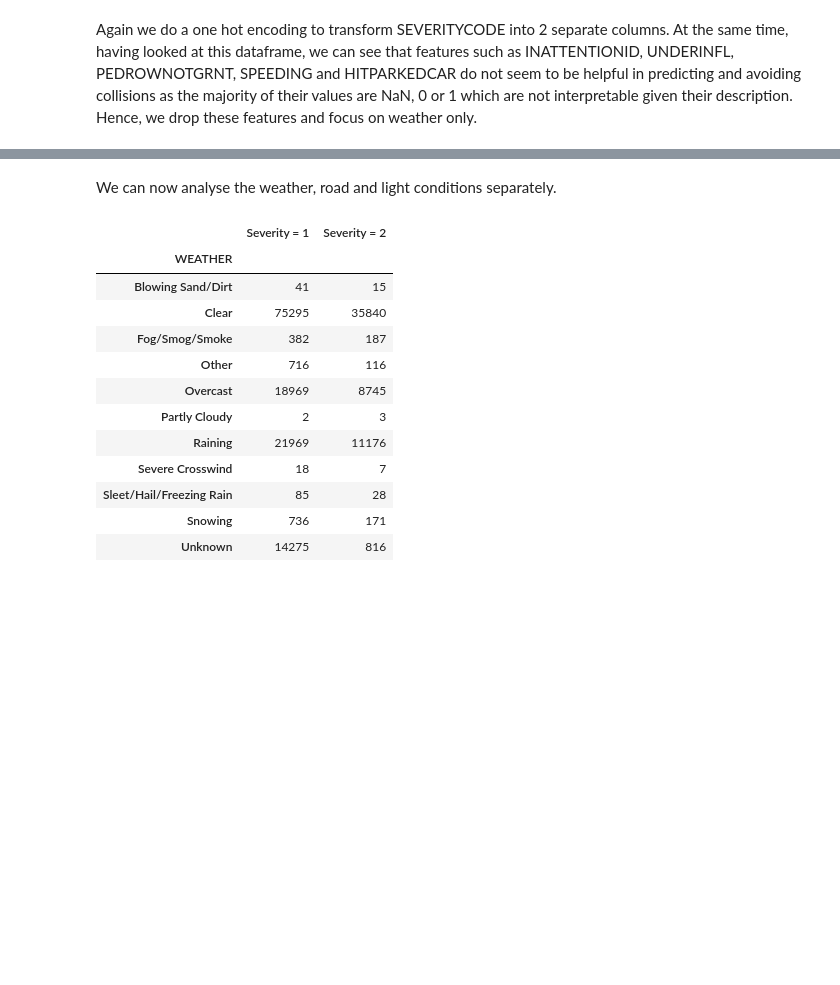
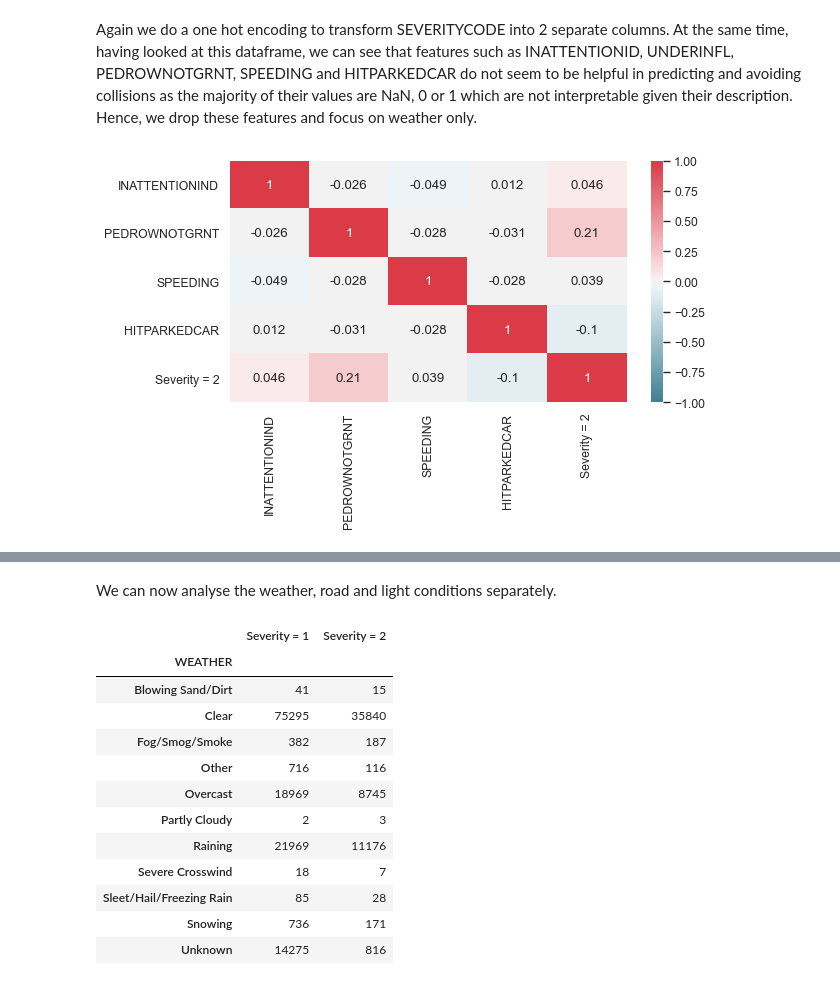
Before and after one commit to pcarugno/Coursera_Capstone, a Jupyter notebook: Coursera_Capstone/Coursera_Capstone Project - Report.ipynb, the cells around one changed output, grey strips where cells are left out. Drawn from its saved outputs; the diff is of its cells as text; code cells hidden in the pictures; blank space fills up the shorter version.

```diff
--- a/Coursera_Capstone/Coursera_Capstone Project - Report.ipynb
+++ b/Coursera_Capstone/Coursera_Capstone Project - Report.ipynb
@@ -413,3 +413,9 @@ cond_df.head(10)
 | 7 | 2 | NaN | N | NaN | NaN | N | Clear | Dry | ... |
 | 8 | 1 | NaN | 0 | NaN | NaN | N | Clear | Dry | ... |
 | 9 | 2 | NaN | 0 | NaN | NaN | N | Clear | Dry | ... |
+# %%
+cond_df_driver = cond_df[['SEVERITYCODE','INATTENTIONIND','UNDERINFL','PEDROWNOTGRNT','SPEEDING','HITPARKEDCAR']]
+for c in cond_df_driver.columns:
+    print ("---- %s ---" % c)
+    print (cond_df_driver[c].value_counts())
+    print ("is nan:", cond_df_driver[c].isnull().sum())
@@ -415,0 +440,23 @@ cond_df.head(10)
+# %%
+#Encoding INATTENTIONIND (0 = No, 1 = Yes)
+cond_df_driver["INATTENTIONIND"].replace("Y", 1, inplace=True)
+cond_df_driver["INATTENTIONIND"].replace(np.nan, 0, inplace=True)
+
+#Encoding UNDERINFL (0 = No, 1 = Yes)
+cond_df_driver["UNDERINFL"].replace("N", 0, inplace=True)
+cond_df_driver["UNDERINFL"].replace("Y", 1, inplace=True)
+
+#Encoding SPEEDING (0 = No, 1 = Yes)
+cond_df_driver["SPEEDING"].replace("Y", 1, inplace=True)
+cond_df_driver["SPEEDING"].replace(np.nan, 0, inplace=True)
+
+#Encoding PEDROWNOTGRNT(0 = No, 1 = Yes)
+cond_df_driver["PEDROWNOTGRNT"].replace("Y", 1, inplace=True)
+cond_df_driver["PEDROWNOTGRNT"].replace(np.nan, 0, inplace=True)
+
+#Encoding HITPARKEDCAR(0 = No, 1 = Yes)
+cond_df_driver["HITPARKEDCAR"].replace("Y", 1, inplace=True)
+cond_df_driver["HITPARKEDCAR"].replace("N", 0, inplace=True)
+cond_df_driver["HITPARKEDCAR"].replace(np.nan, 0, inplace=True)
+
+cond_df_driver.head()
@@ -415,0 +470,4 @@ cond_df.head(10)
+# %%
+cond_df_driver['Severity = 1']= cond_df_driver['SEVERITYCODE'].apply(lambda x: 1 if (x<2)  else 0)
+cond_df_driver['Severity = 2']= cond_df_driver['SEVERITYCODE'].apply(lambda x: 1 if (x>=2)  else 0)
+cond_df_driver.head()
@@ -416,5 +481,14 @@ cond_df.head(10)
 # %% [markdown]
 Again we do a one hot encoding to transform SEVERITYCODE into 2 separate columns. At the same time, having looked at this dataframe, we can see that features such as INATTENTIONID, UNDERINFL, PEDROWNOTGRNT, SPEEDING and HITPARKEDCAR do not seem to be helpful in predicting and avoiding collisions as the majority of their values are NaN, 0 or 1 which are not interpretable given their description. Hence, we drop these features and focus on weather only.
+# %%
+cond_df_driver_corr = cond_df_driver.drop(columns = ['SEVERITYCODE','Severity = 1']).corr()
+
+fig = plt.figure(num=None, figsize=(8, 4), dpi=80, facecolor='w', edgecolor='k')
+sns.set(font_scale=1)
+cmap = sns.diverging_palette(220, 10, as_cmap=True)
+sns.heatmap(cond_df_driver_corr, cmap=cmap,annot=True, vmin=-1, vmax=1);
+# %% [output]
+[figure, added]
 # %%
 #cond_df = cond_df.drop(columns=['INATTENTIONIND','UNDERINFL','PEDROWNOTGRNT','SPEEDING','HITPARKEDCAR'])
 cond_df['Severity = 1']= cond_df['SEVERITYCODE'].apply(lambda x: 1 if (x<2)  else 0)
```
Also changed, not shown: parts of 3 cells of this notebook.
